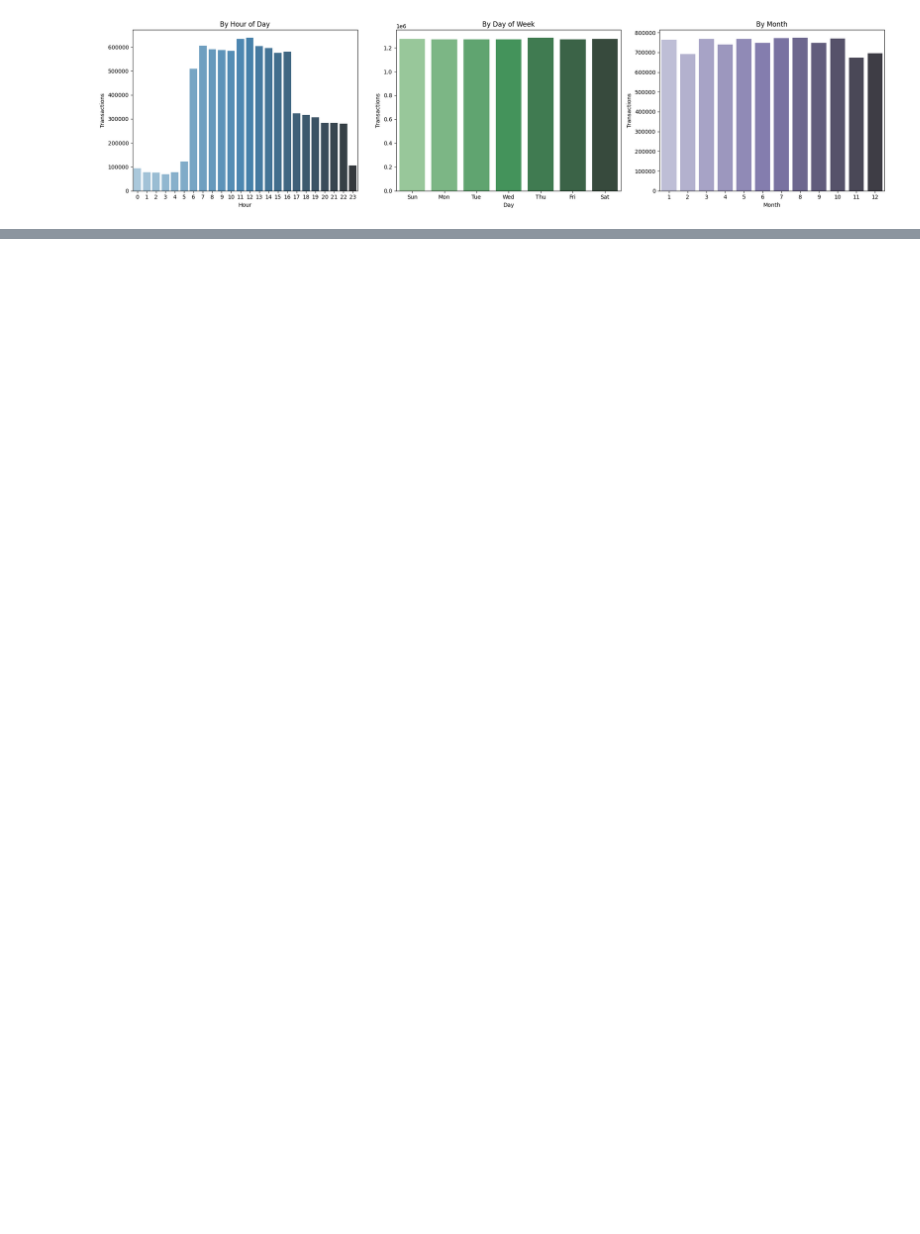
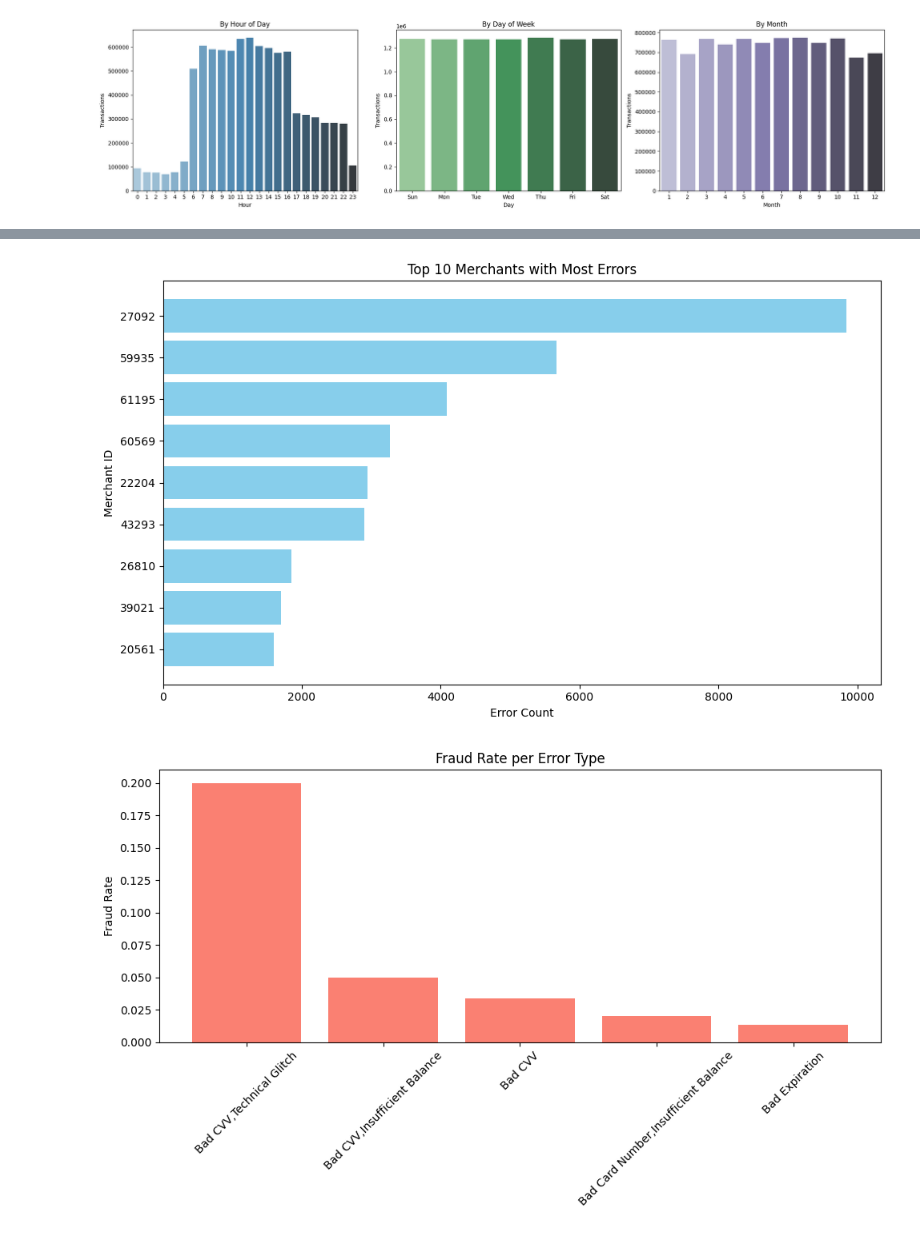
Before and after one commit to Sara-Gamal12/Transaction-Classification-and-Analysis, a Jupyter notebook: Transcations EDA.ipynb, the cells around one changed output, grey strips where cells are left out. Drawn from its saved outputs; the diff is of its cells as text; code cells hidden in the pictures; blank space fills up the shorter version.

```diff
--- a/Transcations EDA.ipynb
+++ b/Transcations EDA.ipynb
@@ -469,0 +570,26 @@ plt.show()
+# %%
+
+top_merchant_errors = error_merchant.limit(10).toPandas()
+
+plt.figure(figsize=(10, 6))
+plt.barh(top_merchant_errors['merchant_id'].astype(str), top_merchant_errors['count'], color='skyblue')
+plt.xlabel("Error Count")
+plt.ylabel("Merchant ID")
+plt.title("Top 10 Merchants with Most Errors")
+plt.gca().invert_yaxis()
+
+plt.tight_layout()
+plt.show()
+
+error_fraud_pd = error_fraud_analysis.orderBy(F.desc("fraud_rate_per_error")).limit(5).toPandas()
+
+plt.figure(figsize=(10, 6))
+plt.bar(error_fraud_pd['errors'], error_fraud_pd['fraud_rate_per_error'], color='salmon')
+plt.xticks(rotation=45)
+plt.ylabel("Fraud Rate")
+plt.title("Fraud Rate per Error Type")
+plt.tight_layout()
+plt.show()
+# %% [output]
+[figure, added]
+[figure, added]
```
Also changed, not shown: parts of 11 cells of this notebook.
